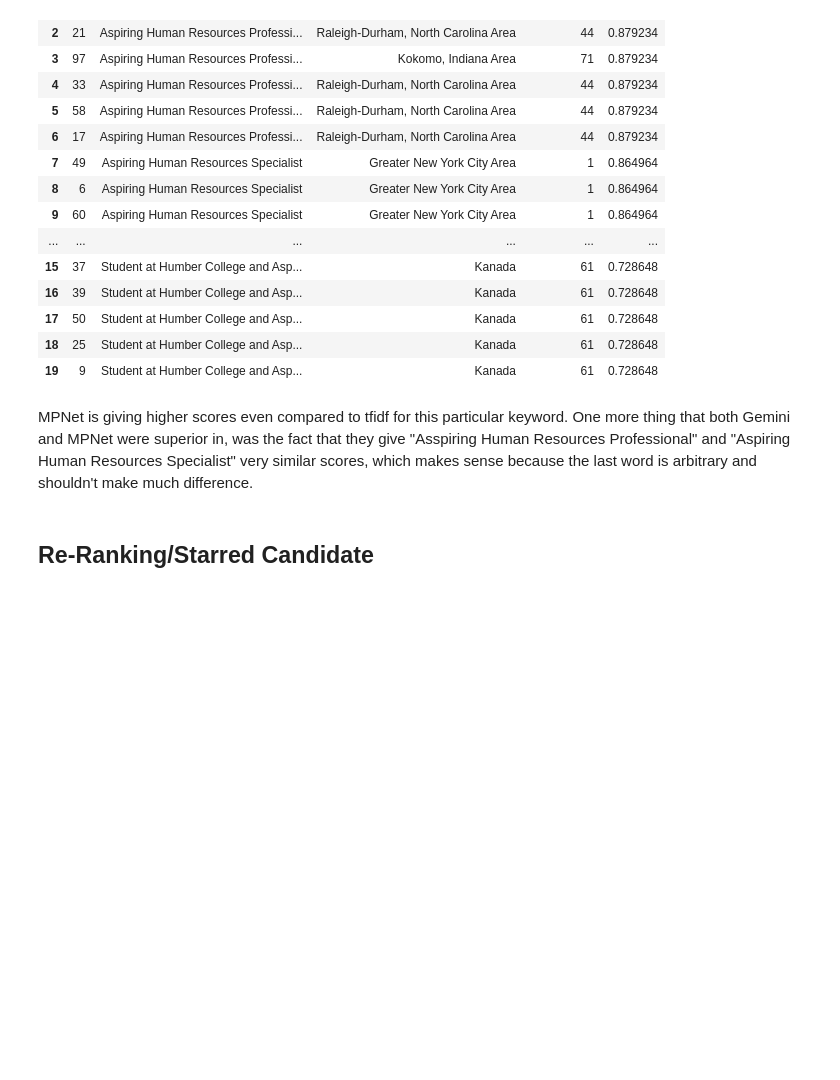
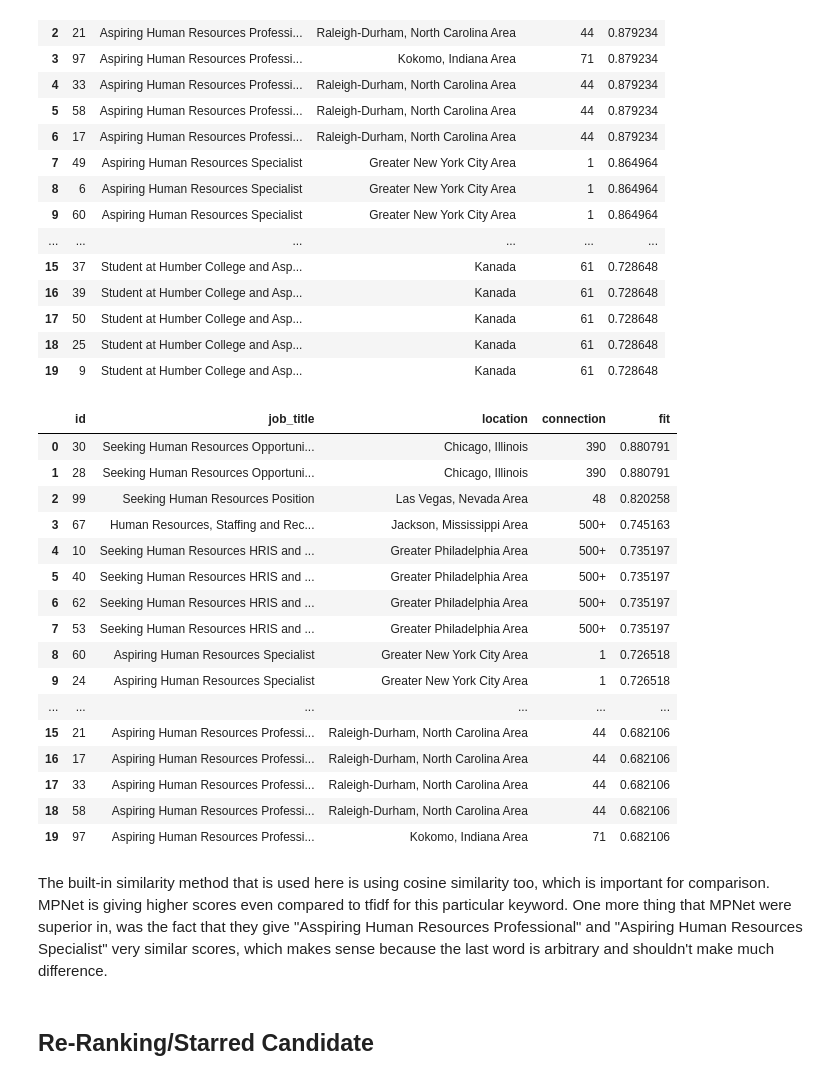
Before and after one commit to arvinfatemi/jYfTpiNnnesju9Cw, a Jupyter notebook: Potential Talents.ipynb, the cells around one changed output. Saved outputs shown, nothing was run; the diff lists cells and outputs as text; code cells hidden in the pictures; blank space fills up the shorter version.

```diff
--- a/Potential Talents.ipynb
+++ b/Potential Talents.ipynb
@@ -157,9 +119,9 @@ from sentence_transformers import SentenceTransformer
 
 model = SentenceTransformer("sentence-transformers/all-mpnet-base-v2")
 
-df = df.drop(columns=['fit'])
+df_mpnet_k1 = df.copy()
 
-titles = df['job_title'].fillna("").tolist()
+titles = df_mpnet_k1['job_title'].fillna("").tolist()
 keyword = "Aspiring Human Resources"
 
 title_embeddings = model.encode(titles)
@@ -167,8 +129,8 @@ keyword_embedding = model.encode([keyword])
 
 similarities = model.similarity(keyword_embedding, title_embeddings)[0]
 
-df['fit'] = similarities
-df_ranked = df.sort_values('fit', ascending=False).reset_index(drop=True)
+df_mpnet_k1['fit'] = similarities
+df_ranked = df_mpnet_k1.sort_values('fit', ascending=False).reset_index(drop=True)
 
 df_ranked.head(20)
 # %% [output]
@@ -189,8 +151,38 @@ df_ranked.head(20)
 | 17 | 50 | Student at Humber College and Asp... | Kanada | 61 | 0.728648 |
 | 18 | 25 | Student at Humber College and Asp... | Kanada | 61 | 0.728648 |
 | 19 | 9 | Student at Humber College and Asp... | Kanada | 61 | 0.728648 |
+# %%
+keyword = "Seeking Human Resources"
+
+keyword_embedding = model.encode([keyword])
+
+similarities = model.similarity(keyword_embedding, title_embeddings)[0]
+
+df_mpnet_k2 = df.copy()
+df_mpnet_k2['fit'] = similarities
+df_ranked = df_mpnet_k2.sort_values('fit', ascending=False).reset_index(drop=True)
+
+df_ranked.head(20)
+# %% [output]
+|  | id | job_title | location | connection | fit |
+| 0 | 30 | Seeking Human Resources Opportuni... | Chicago, Illinois | 390 | 0.880791 |
+| 1 | 28 | Seeking Human Resources Opportuni... | Chicago, Illinois | 390 | 0.880791 |
+| 2 | 99 | Seeking Human Resources Position | Las Vegas, Nevada Area | 48 | 0.820258 |
+| 3 | 67 | Human Resources, Staffing and Rec... | Jackson, Mississippi Area | 500+ | 0.745163 |
+| 4 | 10 | Seeking Human Resources HRIS and ... | Greater Philadelphia Area | 500+ | 0.735197 |
+| 5 | 40 | Seeking Human Resources HRIS and ... | Greater Philadelphia Area | 500+ | 0.735197 |
+| 6 | 62 | Seeking Human Resources HRIS and ... | Greater Philadelphia Area | 500+ | 0.735197 |
+| 7 | 53 | Seeking Human Resources HRIS and ... | Greater Philadelphia Area | 500+ | 0.735197 |
+| 8 | 60 | Aspiring Human Resources Specialist | Greater New York City Area | 1 | 0.726518 |
+| 9 | 24 | Aspiring Human Resources Specialist | Greater New York City Area | 1 | 0.726518 |
+| ... | ... | ... | ... | ... | ... |
+| 15 | 21 | Aspiring Human Resources Professi... | Raleigh-Durham, North Carolina Area | 44 | 0.682106 |
+| 16 | 17 | Aspiring Human Resources Professi... | Raleigh-Durham, North Carolina Area | 44 | 0.682106 |
+| 17 | 33 | Aspiring Human Resources Professi... | Raleigh-Durham, North Carolina Area | 44 | 0.682106 |
+| 18 | 58 | Aspiring Human Resources Professi... | Raleigh-Durham, North Carolina Area | 44 | 0.682106 |
+| 19 | 97 | Aspiring Human Resources Professi... | Kokomo, Indiana Area | 71 | 0.682106 |
 # %% [markdown]
-MPNet is giving higher scores even compared to tfidf for this particular keyword. One more thing that both Gemini and MPNet were superior in, was the fact that they give "Asspiring Human Resources Professional" and "Aspiring Human Resources Specialist" very similar scores, which makes sense because the last word is arbitrary and shouldn't make much difference.
+The built-in similarity method that is used here is using cosine similarity too, which is important for comparison. MPNet is giving higher scores even compared to tfidf for this particular keyword. One more thing that MPNet were superior in, was the fact that they give "Asspiring Human Resources Professional" and "Aspiring Human Resources Specialist" very similar scores, which makes sense because the last word is arbitrary and shouldn't make much difference.
 # %% [markdown]
 ## Re-Ranking/Starred Candidate
 # %% [markdown]
```
Also changed, not shown: parts of 14 cells of this notebook.
